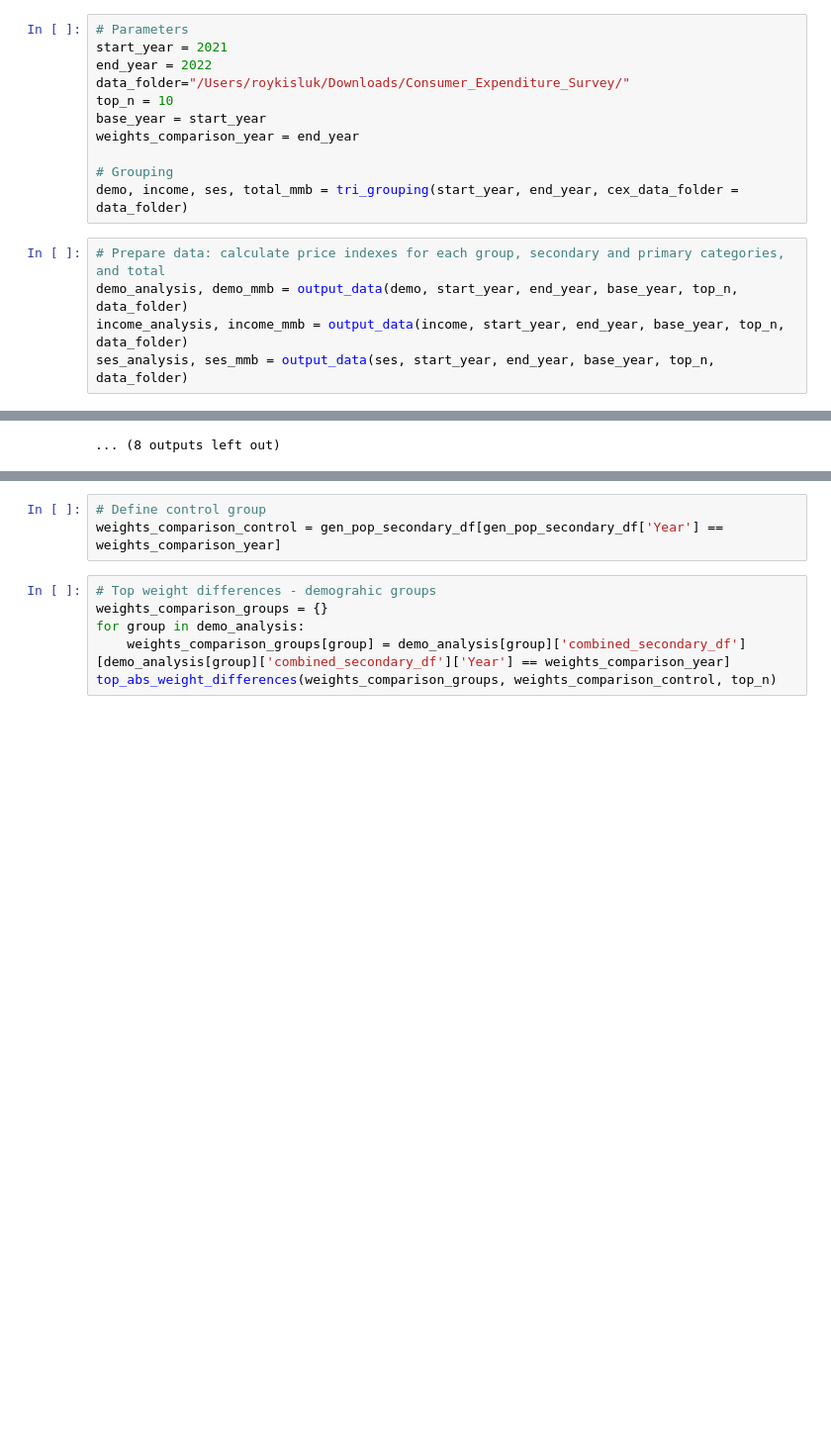
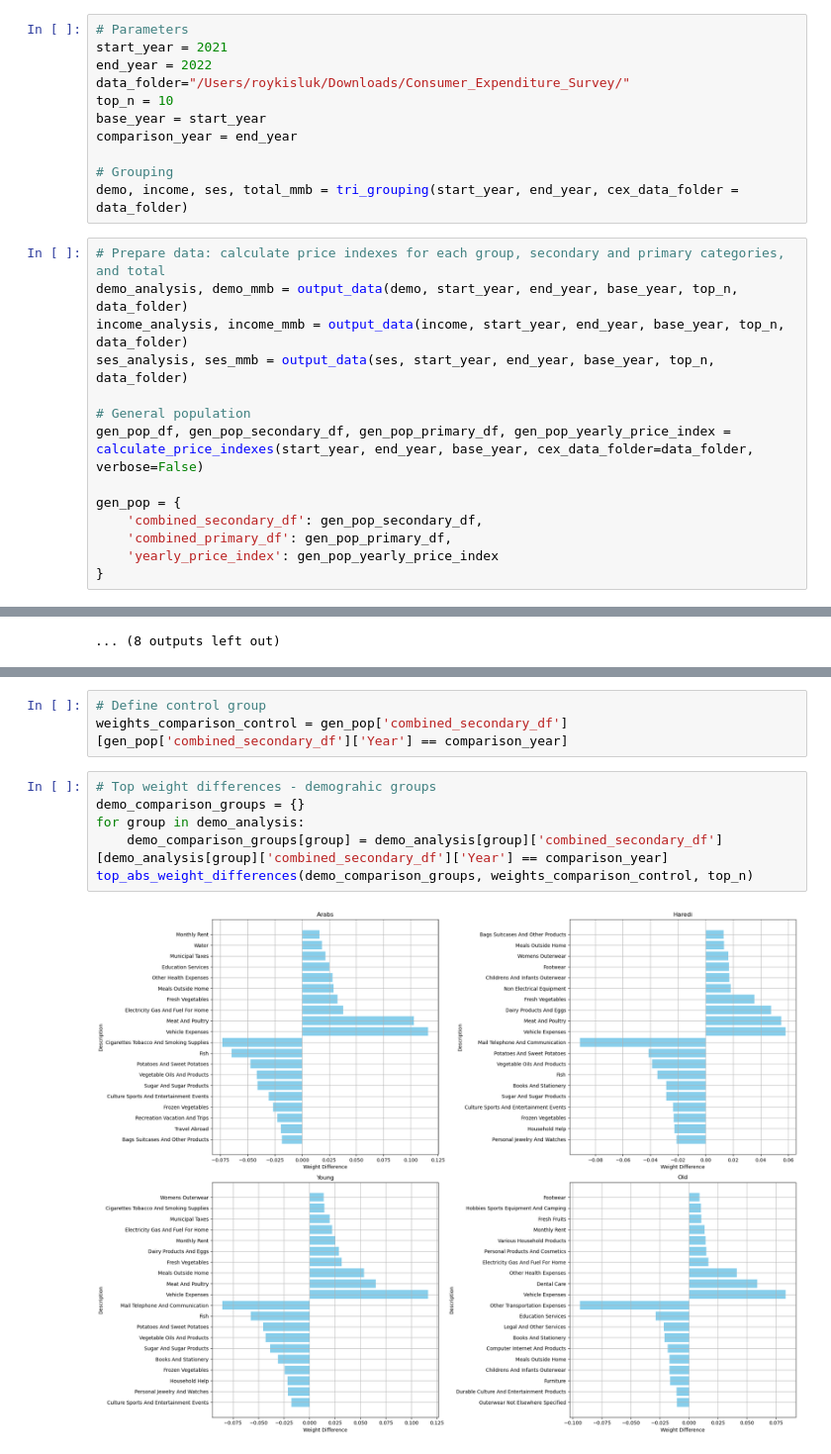
Before and after one commit to roykisluk/Inflation-Heterogeneity, a Jupyter notebook: Tri_Group_inflation_comparison.ipynb, the cells around one changed output, grey strips where cells are left out. Shown at 99% size. Cells and saved outputs as stored; diff of their text form; blank space fills up the shorter version.

Commit message:
Refactor inflation analysis functions for improved clarity and performance

```diff
--- a/Tri_Group_inflation_comparison.ipynb
+++ b/Tri_Group_inflation_comparison.ipynb
@@ -7,7 +7,7 @@ end_year = 2022
 data_folder="/Users/roykisluk/Downloads/Consumer_Expenditure_Survey/"
 top_n = 10
 base_year = start_year
-weights_comparison_year = end_year
+comparison_year = end_year
 
 # Grouping
 demo, income, ses, total_mmb = tri_grouping(start_year, end_year, cex_data_folder = data_folder)
@@ -16,6 +16,15 @@ demo, income, ses, total_mmb = tri_grouping(start_year, end_year, cex_data_folde
 demo_analysis, demo_mmb = output_data(demo, start_year, end_year, base_year, top_n, data_folder)
 income_analysis, income_mmb = output_data(income, start_year, end_year, base_year, top_n, data_folder)
 ses_analysis, ses_mmb = output_data(ses, start_year, end_year, base_year, top_n, data_folder)
+
+# General population
+gen_pop_df, gen_pop_secondary_df, gen_pop_primary_df, gen_pop_yearly_price_index = calculate_price_indexes(start_year, end_year, base_year, cex_data_folder=data_folder, verbose=False)
+
+gen_pop = {
+    'combined_secondary_df': gen_pop_secondary_df,
+    'combined_primary_df': gen_pop_primary_df,
+    'yearly_price_index': gen_pop_yearly_price_index
+}
 # %% [output]
 Group 1/4 (Arabs) started.
 Group 1/4 (Arabs) successfully computed.
@@ -101,11 +108,13 @@ gen_pop_df, gen_pop_secondary_df, gen_pop_primary_df, gen_pop_yearly_price_index
 # %%
 # Define control group
-weights_comparison_control = gen_pop_secondary_df[gen_pop_secondary_df['Year'] == weights_comparison_year]
+weights_comparison_control = gen_pop['combined_secondary_df'][gen_pop['combined_secondary_df']['Year'] == comparison_year]
 # %%
 # Top weight differences - demograhic groups
-weights_comparison_groups = {}
+demo_comparison_groups = {}
 for group in demo_analysis:
-    weights_comparison_groups[group] = demo_analysis[group]['combined_secondary_df'][demo_analysis[group]['combined_secondary_df']['Year'] == weights_comparison_year]
-top_abs_weight_differences(weights_comparison_groups, weights_comparison_control, top_n)
+    demo_comparison_groups[group] = demo_analysis[group]['combined_secondary_df'][demo_analysis[group]['combined_secondary_df']['Year'] == comparison_year]
+top_abs_weight_differences(demo_comparison_groups, weights_comparison_control, top_n)
+# %% [output]
+[figure, added]
 # %%
 # Top weight differences - income groups
```
Also changed, not shown: parts of 13 cells of this notebook, 4 other files.
